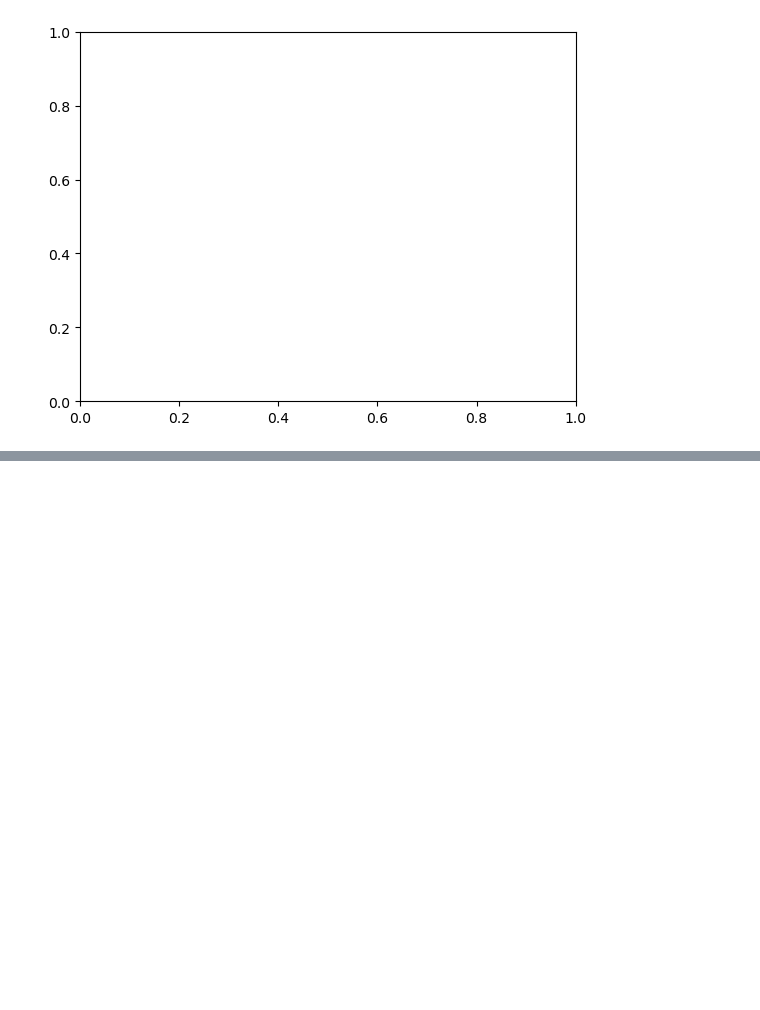
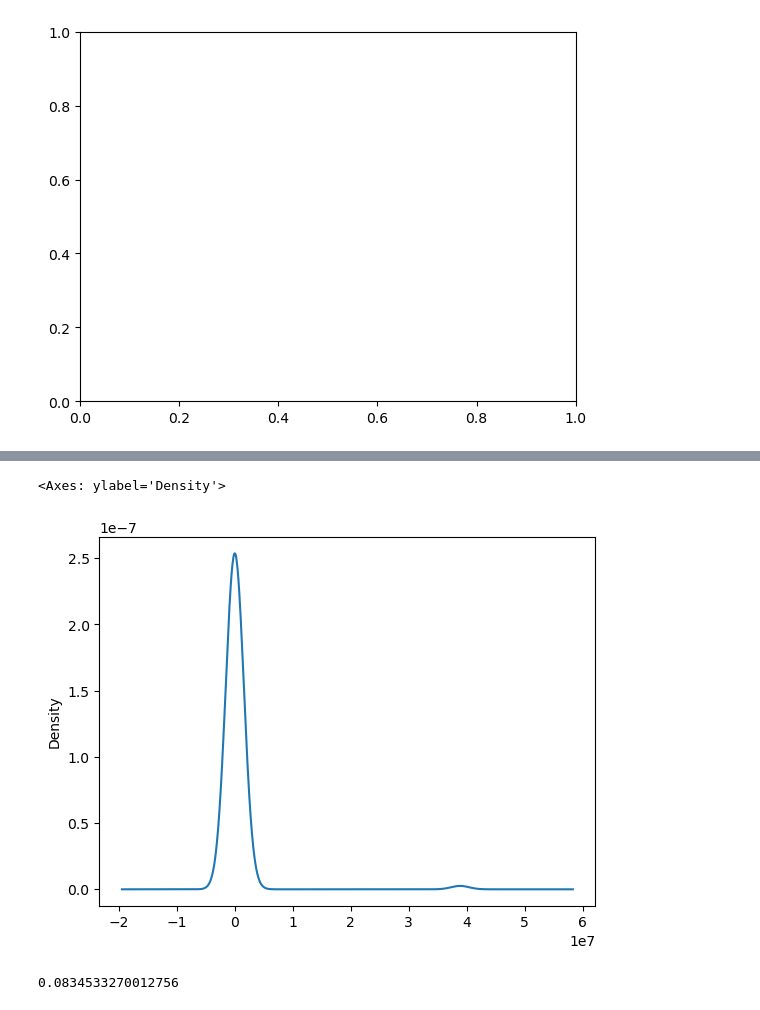
Before and after one commit to Shivamg27071999/Statistics, a Jupyter notebook: Continous Distribution.ipynb, the cells around one changed output, grey strips where cells are left out. Saved outputs shown, nothing was run; the diff lists cells and outputs as text; code cells hidden in the pictures; blank space fills up the shorter version.

```diff
--- a/Continous Distribution.ipynb
+++ b/Continous Distribution.ipynb
@@ -315,0 +345,12 @@ ValueError: `dataset` input should have multiple elements.
+# %%
+stlognorm=pd.Series(st.lognorm.rvs(scale=np.exp(1), s=4,size=100))
+# %%
+stlognorm.plot(kind='density')
+# %% [output]
+<Axes: ylabel='Density'>
+[figure, added]
+# %%
+#finding pdf using statistical method
+st.lognorm.pdf(x=0.5,s=5,scale=np.exp(5)) #here x is finding the pdf of X, s is standard deviation & scale= is mean
+# %% [output]
+0.0834533270012756
```
Also changed, not shown: parts of 18 cells of this notebook, 2 other files.
